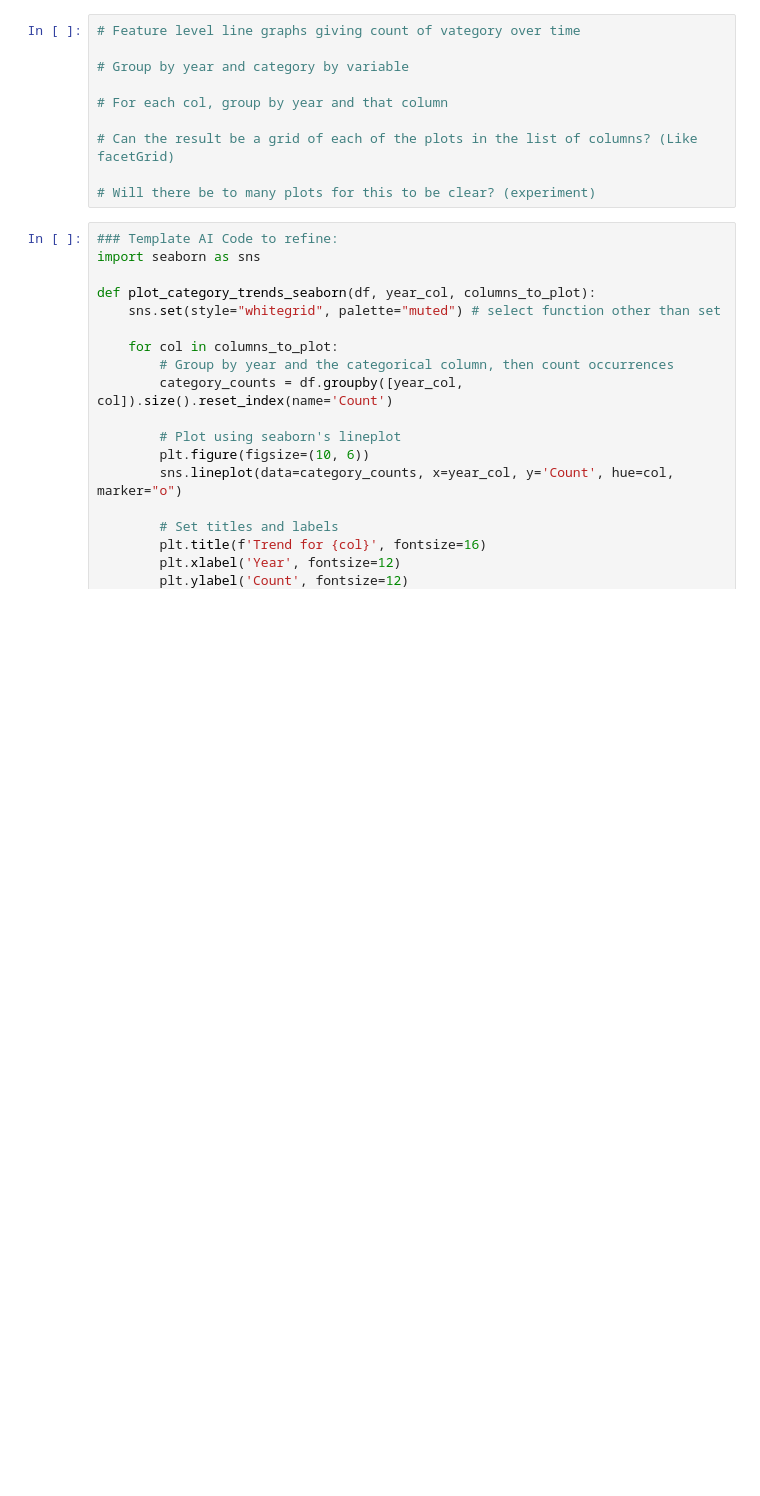
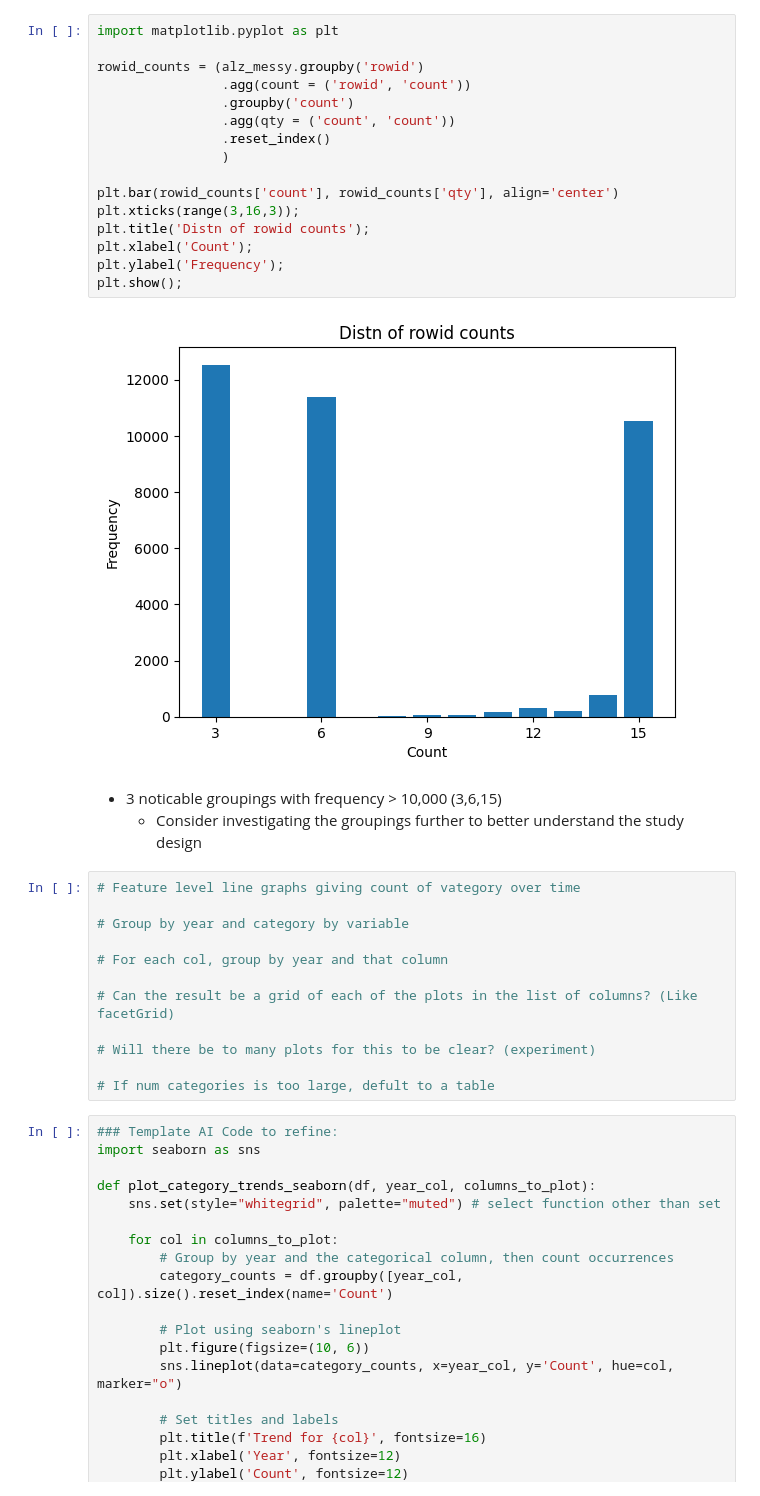
Before and after one commit to WulfNovak/python_data_cleaning, a Jupyter notebook: alz_health_data_clean.ipynb, the cells around one changed output. Saved outputs shown, nothing was run; the diff lists cells and outputs as text; blank space fills up the shorter version.

```diff
--- a/alz_health_data_clean.ipynb
+++ b/alz_health_data_clean.ipynb
@@ -204,3 +251,24 @@ multi_year # 9261 rows have multiple years. This will need to be thought of care
+# %%
+import matplotlib.pyplot as plt
+
+rowid_counts = (alz_messy.groupby('rowid')
+                .agg(count = ('rowid', 'count'))
+                .groupby('count')
+                .agg(qty = ('count', 'count'))
+                .reset_index()
+                )
+
+plt.bar(rowid_counts['count'], rowid_counts['qty'], align='center')
+plt.xticks(range(3,16,3));
+plt.title('Distn of rowid counts');
+plt.xlabel('Count');
+plt.ylabel('Frequency');
+plt.show();
+# %% [output]
+[figure, added]
+# %% [markdown]
+- 3 noticable groupings with frequency > 10,000 (3,6,15)
+    - Consider investigating the groupings further to better understand the study design
 # %%
 # Feature level line graphs giving count of vategory over time
 
@@ -211,6 +279,8 @@ multi_year # 9261 rows have multiple years. This will need to be thought of care
 # Can the result be a grid of each of the plots in the list of columns? (Like facetGrid)
 
 # Will there be to many plots for this to be clear? (experiment)
+
+# If num categories is too large, defult to a table
 # %%
 ### Template AI Code to refine:
 import seaborn as sns
```
Also changed, not shown: parts of 13 cells of this notebook.
